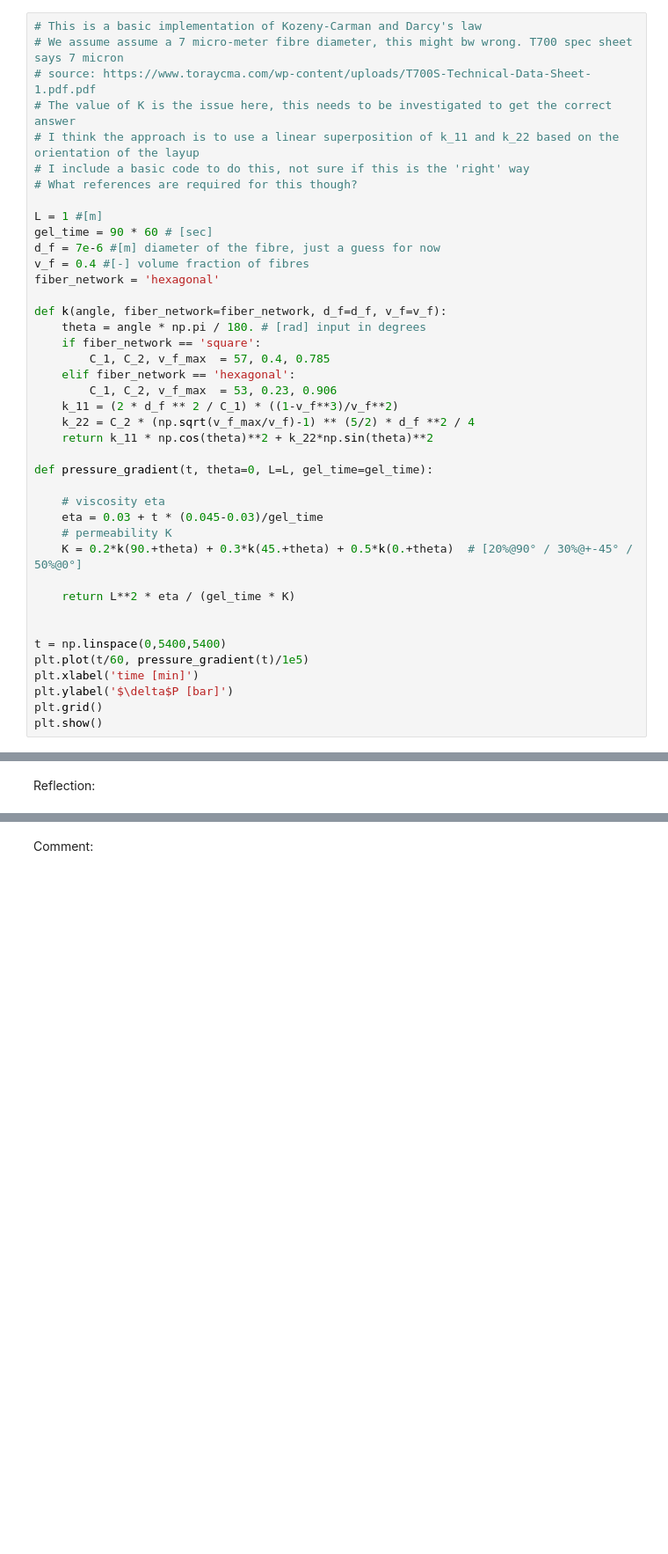
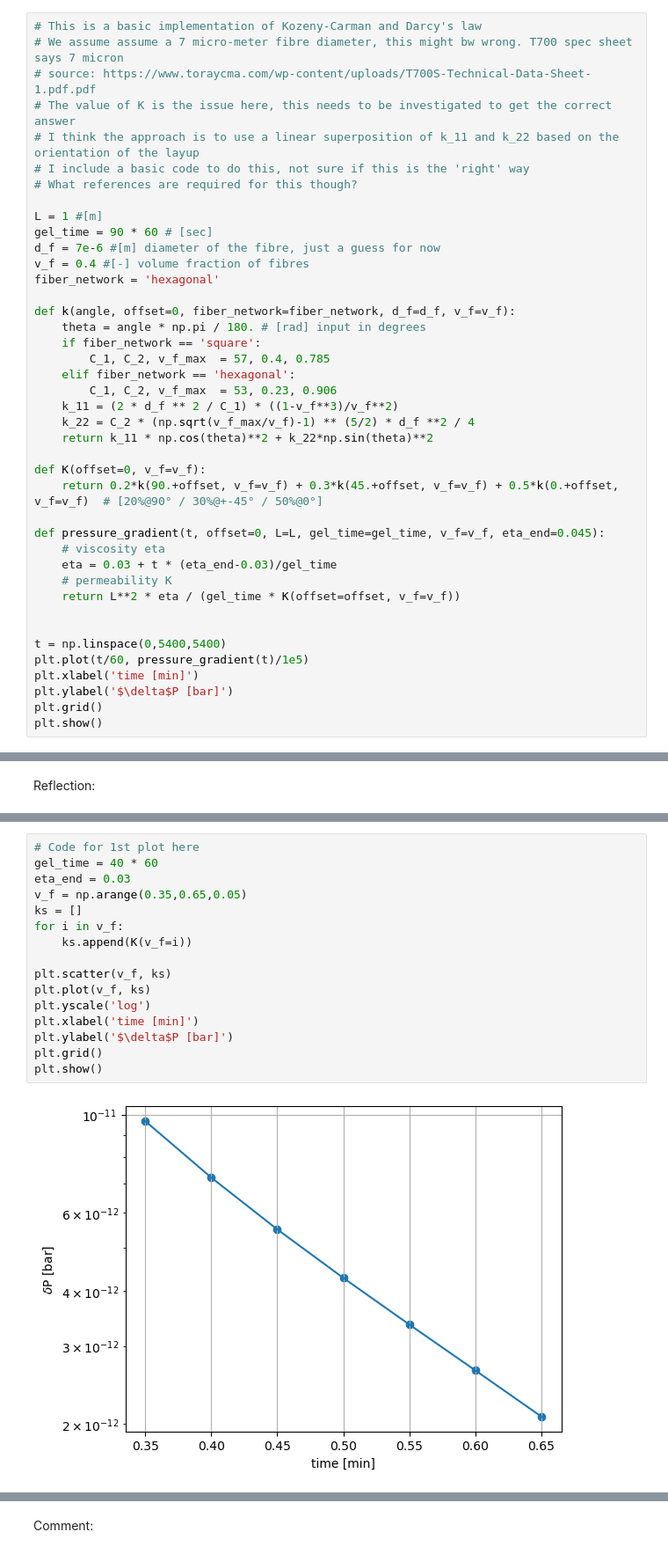
Before and after one commit to arthurstreebgreebling/PCM, a Jupyter notebook: A2 Rheokinetics/Notebook Rheokinetics.ipynb, the cells around one changed output, grey strips where cells are left out. Shown at 88% size. Saved outputs shown, nothing was run; the diff lists cells and outputs as text; blank space fills up the shorter version.

```diff
--- a/A2 Rheokinetics/Notebook Rheokinetics.ipynb
+++ b/A2 Rheokinetics/Notebook Rheokinetics.ipynb
@@ -589,7 +593,7 @@ d_f = 7e-6 #[m] diameter of the fibre, just a guess for now
 v_f = 0.4 #[-] volume fraction of fibres
 fiber_network = 'hexagonal'
 
-def k(angle, fiber_network=fiber_network, d_f=d_f, v_f=v_f):
+def k(angle, offset=0, fiber_network=fiber_network, d_f=d_f, v_f=v_f):
     theta = angle * np.pi / 180. # [rad] input in degrees
     if fiber_network == 'square':
         C_1, C_2, v_f_max  = 57, 0.4, 0.785
@@ -599,14 +603,14 @@ def k(angle, fiber_network=fiber_network, d_f=d_f, v_f=v_f):
     k_22 = C_2 * (np.sqrt(v_f_max/v_f)-1) ** (5/2) * d_f **2 / 4
     return k_11 * np.cos(theta)**2 + k_22*np.sin(theta)**2
 
-def pressure_gradient(t, theta=0, L=L, gel_time=gel_time):
+def K(offset=0, v_f=v_f):
+    return 0.2*k(90.+offset, v_f=v_f) + 0.3*k(45.+offset, v_f=v_f) + 0.5*k(0.+offset, v_f=v_f)  # [20%@90° / 30%@+-45° / 50%@0°]
 
+def pressure_gradient(t, offset=0, L=L, gel_time=gel_time, v_f=v_f, eta_end=0.045):
     # viscosity eta
-    eta = 0.03 + t * (0.045-0.03)/gel_time
+    eta = 0.03 + t * (eta_end-0.03)/gel_time
     # permeability K
-    K = 0.2*k(90.+theta) + 0.3*k(45.+theta) + 0.5*k(0.+theta)  # [20%@90° / 30%@+-45° / 50%@0°]
-
-    return L**2 * eta / (gel_time * K)
+    return L**2 * eta / (gel_time * K(offset=offset, v_f=v_f))
 
 
 t = np.linspace(0,5400,5400)
@@ -660,0 +661,18 @@ Reflection:
+# %%
+# Code for 1st plot here
+gel_time = 40 * 60
+eta_end = 0.03
+v_f = np.arange(0.35,0.65,0.05)
+ks = []
+for i in v_f:
+    ks.append(K(v_f=i))
+
+plt.scatter(v_f, ks)
+plt.plot(v_f, ks)
+plt.yscale('log')
+plt.xlabel('time [min]')
+plt.ylabel('$\delta$P [bar]')
+plt.grid()
+plt.show()
+# %% [output]
+[figure, added]
```
Also changed, not shown: parts of 8 cells of this notebook.
